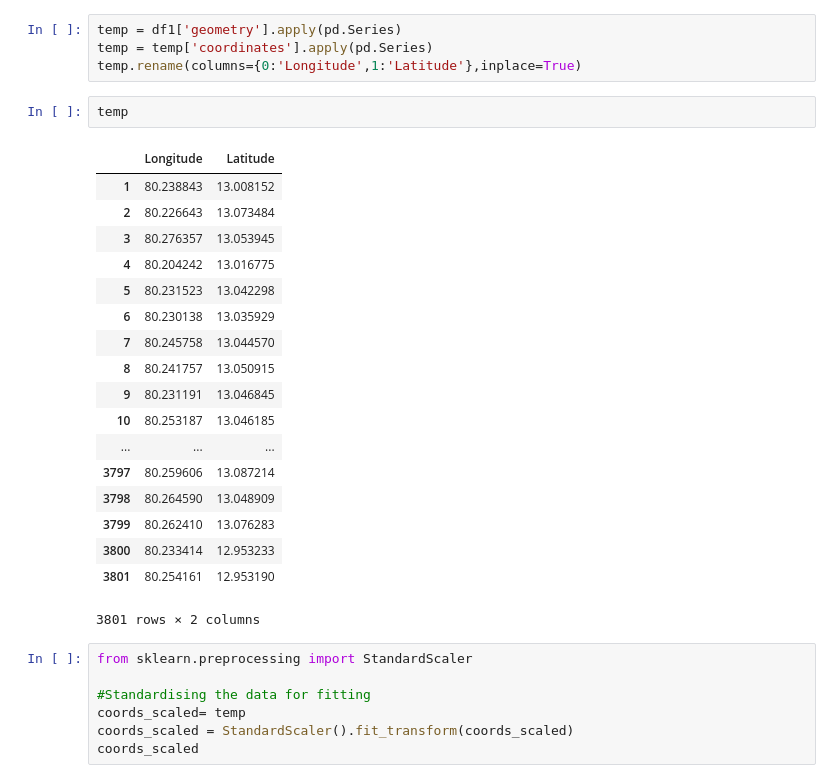
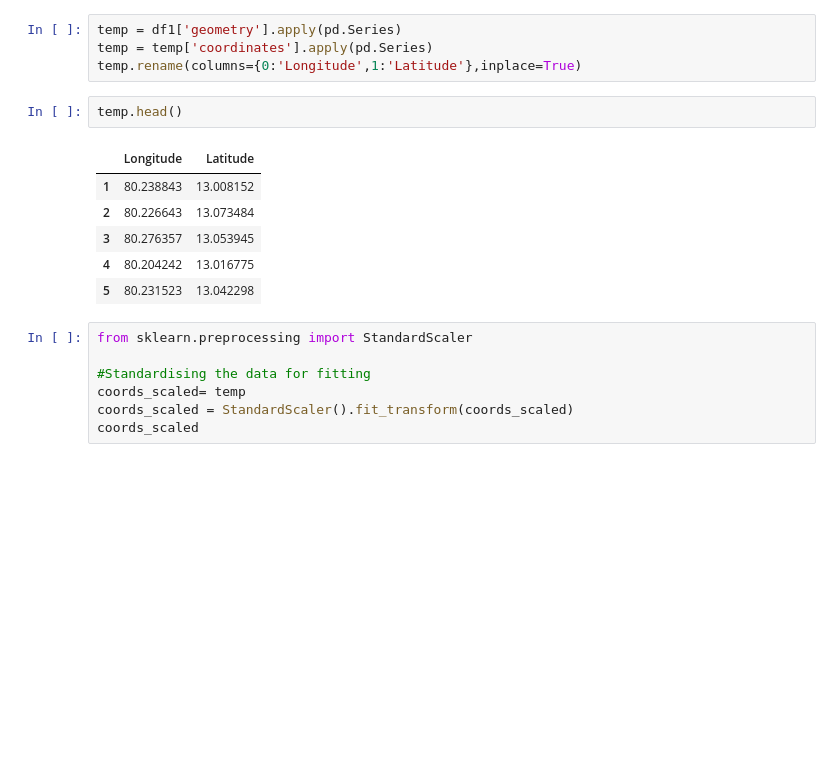
Before and after one commit to Shyam4801/Identify-commercial-centers-using-Points-of-Interest-POI-data, a Jupyter notebook: OSM.ipynb, the cells around one changed output. Drawn from its saved outputs; the diff is of its cells as text; blank space fills up the shorter version.

```diff
--- a/OSM.ipynb
+++ b/OSM.ipynb
@@ -160,26 +150,14 @@ temp = df1['geometry'].apply(pd.Series)
 temp = temp['coordinates'].apply(pd.Series)
 temp.rename(columns={0:'Longitude',1:'Latitude'},inplace=True)
 # %%
-temp
+temp.head()
 # %% [output]
 |  | Longitude | Latitude |
 | 1 | 80.238843 | 13.008152 |
 | 2 | 80.226643 | 13.073484 |
 | 3 | 80.276357 | 13.053945 |
 | 4 | 80.204242 | 13.016775 |
 | 5 | 80.231523 | 13.042298 |
-| 6 | 80.230138 | 13.035929 |
-| 7 | 80.245758 | 13.044570 |
-| 8 | 80.241757 | 13.050915 |
-| 9 | 80.231191 | 13.046845 |
-| 10 | 80.253187 | 13.046185 |
-| ... | ... | ... |
-| 3797 | 80.259606 | 13.087214 |
-| 3798 | 80.264590 | 13.048909 |
-| 3799 | 80.262410 | 13.076283 |
-| 3800 | 80.233414 | 12.953233 |
-| 3801 | 80.254161 | 12.953190 |
-3801 rows × 2 columns
 # %%
 from sklearn.preprocessing import StandardScaler
 
```
Also changed, not shown: parts of 1 cell of this notebook.
